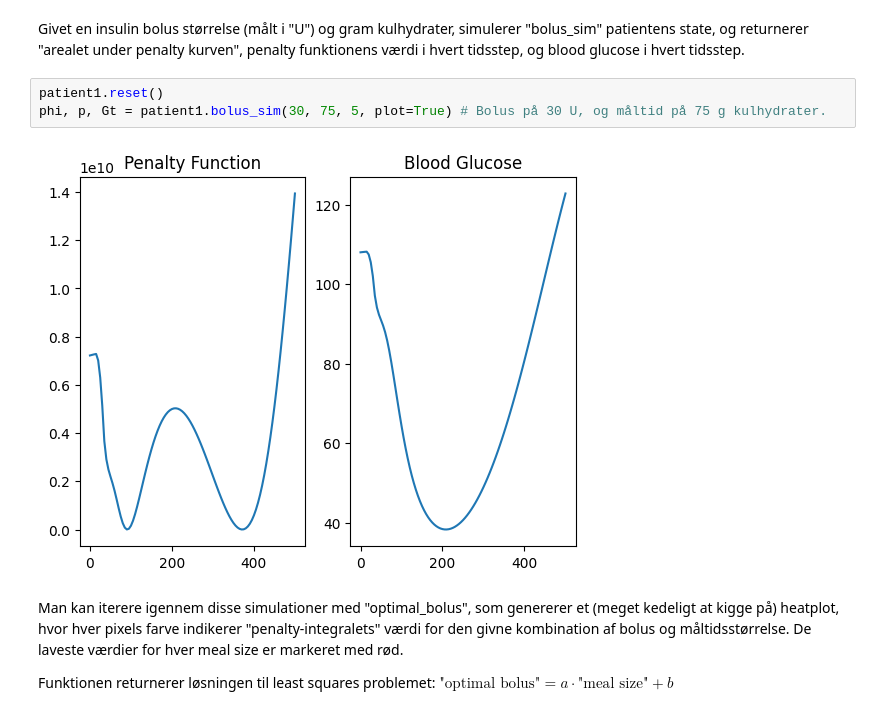
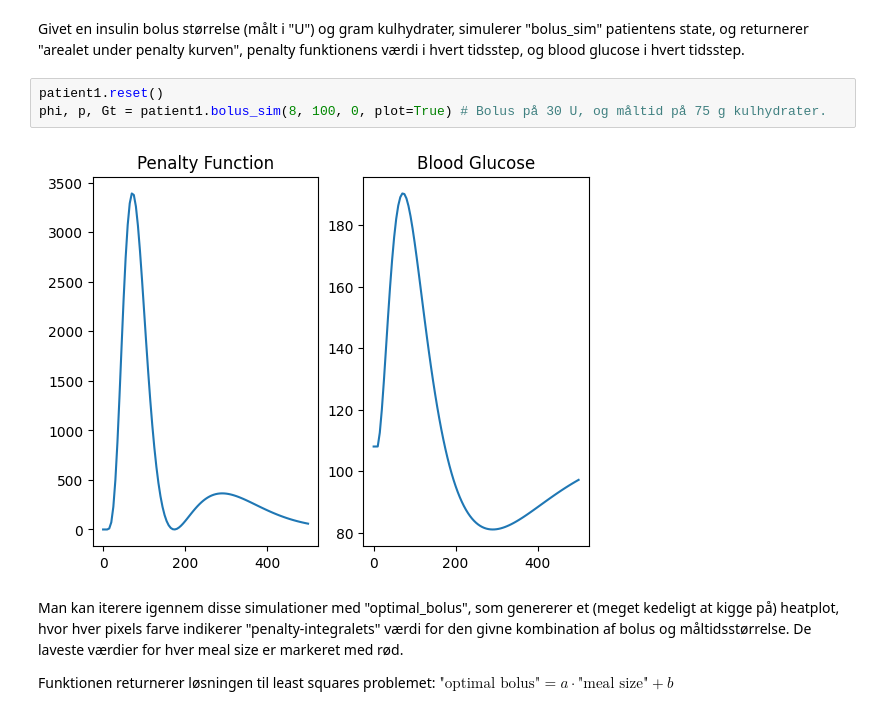
Before and after one commit to char056a/FagprojektRepo, a Jupyter notebook: MVPmodelExample.ipynb, the cells around one changed output. Saved outputs shown, nothing was run; the diff lists cells and outputs as text.

```diff
--- a/MVPmodelExample.ipynb
+++ b/MVPmodelExample.ipynb
@@ -85,9 +90,9 @@ patient1.plot(states, u, d)
 Givet en insulin bolus størrelse (målt i "U") og gram kulhydrater, simulerer "bolus_sim" patientens state, og returnerer "arealet under penalty kurven", penalty funktionens værdi i hvert tidsstep, og blood glucose i hvert tidsstep.
 # %%
 patient1.reset()
-phi, p, Gt = patient1.bolus_sim(30, 75, 5, plot=True) # Bolus på 30 U, og måltid på 75 g kulhydrater.
+phi, p, Gt = patient1.bolus_sim(8, 100, 0, plot=True) # Bolus på 30 U, og måltid på 75 g kulhydrater.
 # %% [output]
-[figure, old version]
+[figure, new version]
 # %% [markdown]
 Man kan iterere igennem disse simulationer med "optimal_bolus", som genererer et (meget kedeligt at kigge på) heatplot, hvor hver pixels farve indikerer "penalty-integralets" værdi for den givne kombination af bolus og måltidsstørrelse. De laveste værdier for hver meal size er markeret med rød.
 
```
Also changed, not shown: parts of 10 cells of this notebook, 2 other files.
